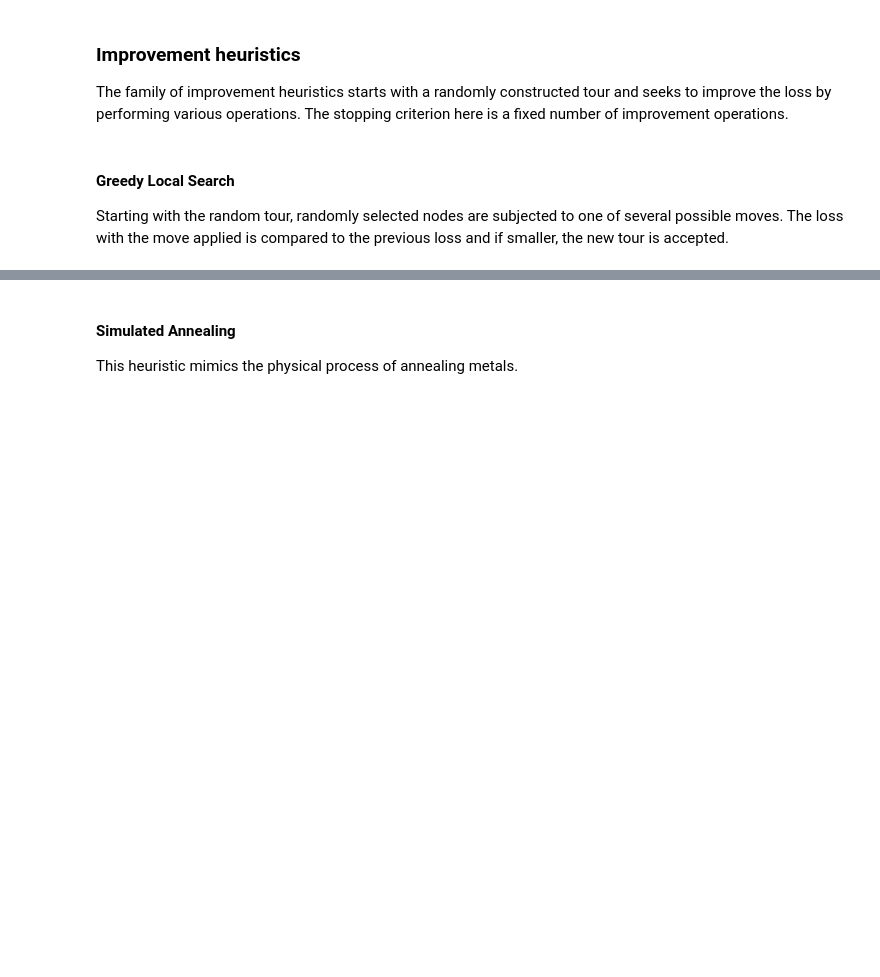
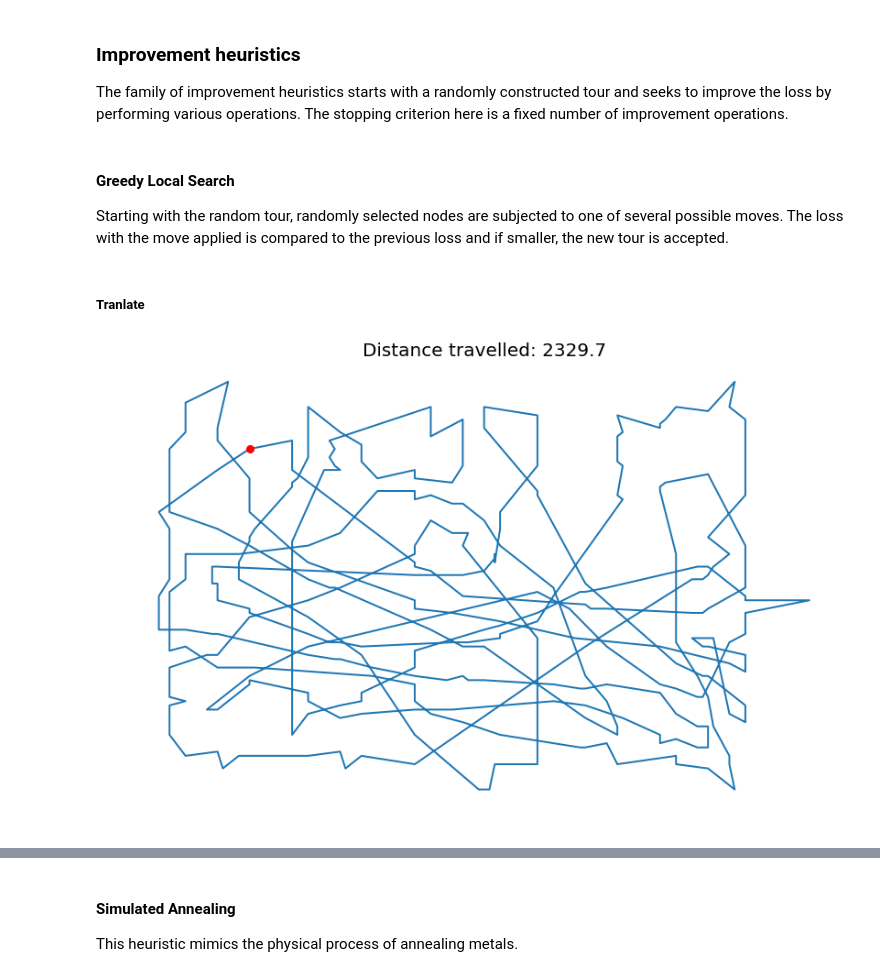
Before and after one commit to datarian/TravelingSalesmanProblem, a Jupyter notebook: Probabilistic Algorithms Project.ipynb, the cells around one changed output, grey strips where cells are left out. Drawn from its saved outputs; the diff is of its cells as text; code cells hidden in the pictures; blank space fills up the shorter version.

```diff
--- a/Probabilistic Algorithms Project.ipynb
+++ b/Probabilistic Algorithms Project.ipynb
@@ -245,3 +245,7 @@ The family of improvement heuristics starts with a randomly constructed tour and
 #### Greedy Local Search
 
 Starting with the random tour, randomly selected nodes are subjected to one of several possible moves. The loss with the move applied is compared to the previous loss and if smaller, the new tour is accepted.
+# %% [markdown]
+##### Tranlate
+# %%
+gls_trans = th.GreedyLocalSearch(tsp, th.Translate)
@@ -247,0 +254,4 @@ Starting with the random tour, randomly selected nodes are subjected to one of s
+# %%
+build_plot(gls_trans)
+# %% [output]
+[figure, added]
```
Also changed, not shown: parts of 28 cells of this notebook, 2 other files.
